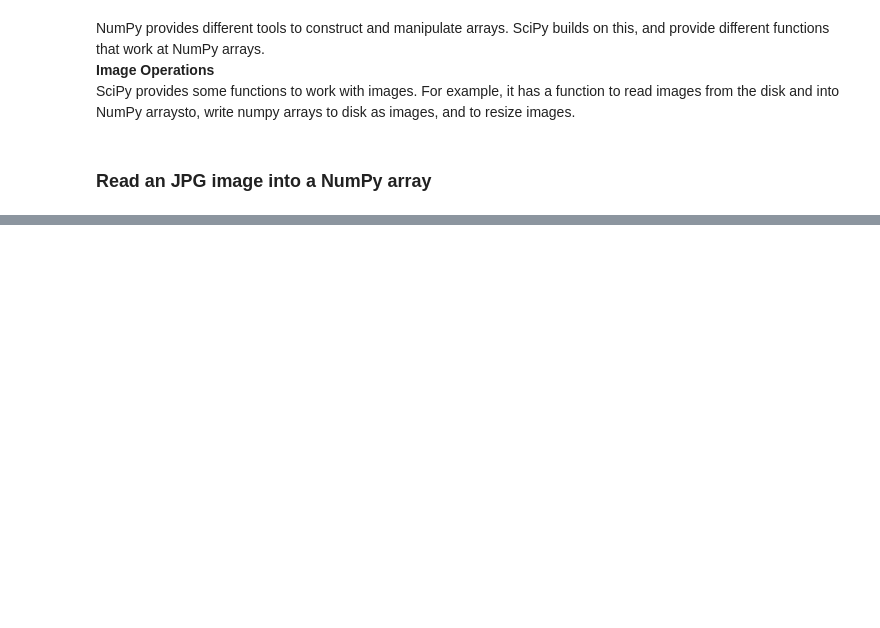
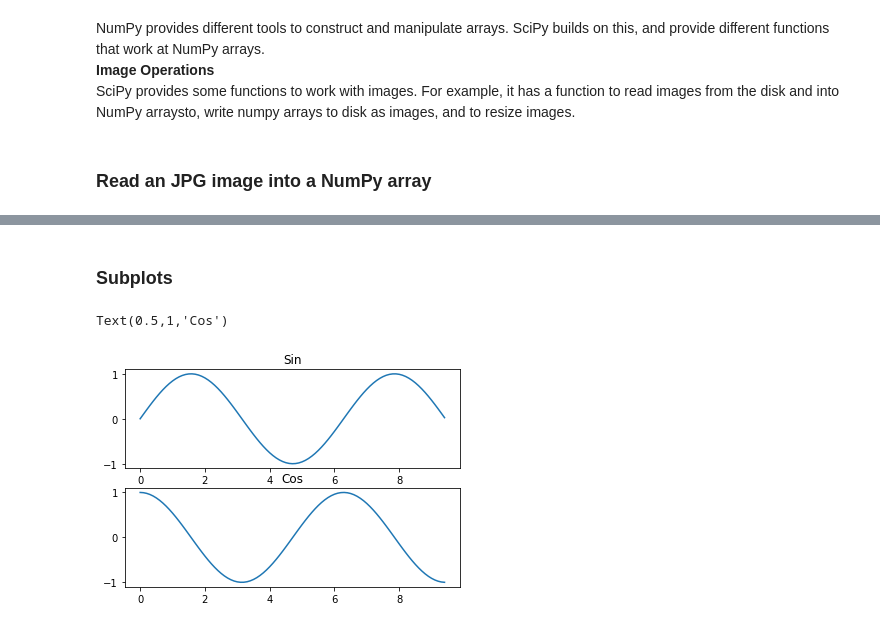
Before and after one commit to razielar/Deep-Learning-AI-Barcelona-2018, a Jupyter notebook: Introduction/Python SciPy and Matplotlib.ipynb, the cells around one changed output, grey strips where cells are left out. Drawn from its saved outputs; the diff is of its cells as text; code cells hidden in the pictures; blank space fills up the shorter version.

```diff
--- a/Introduction/Python SciPy and Matplotlib.ipynb
+++ b/Introduction/Python SciPy and Matplotlib.ipynb
@@ -25,0 +110,26 @@ Use ``imageio.imread`` instead.
+# %% [markdown]
+### Subplots
+# %%
+### Calculate X and Y
+
+x=np.arange(0, 3*np.pi, 0.1)
+y_sin=np.sin(x)
+y_cos=np.cos(x)
+
+### Subplots: 2=height, 1=width, 1=set the first subplot
+
+plt.subplot(2,1,1)
+
+### Make the first plot
+
+plt.plot(x, y_sin)
+plt.title('Sin')
+
+### Set the second plot:
+
+plt.subplot(2,1,2) #the same as above but active the second plot
+plt.plot(x, y_cos)
+plt.title('Cos')
+# %% [output]
+Text(0.5,1,'Cos')
+[figure, added]
```
Also changed, not shown: parts of 12 cells of this notebook.
